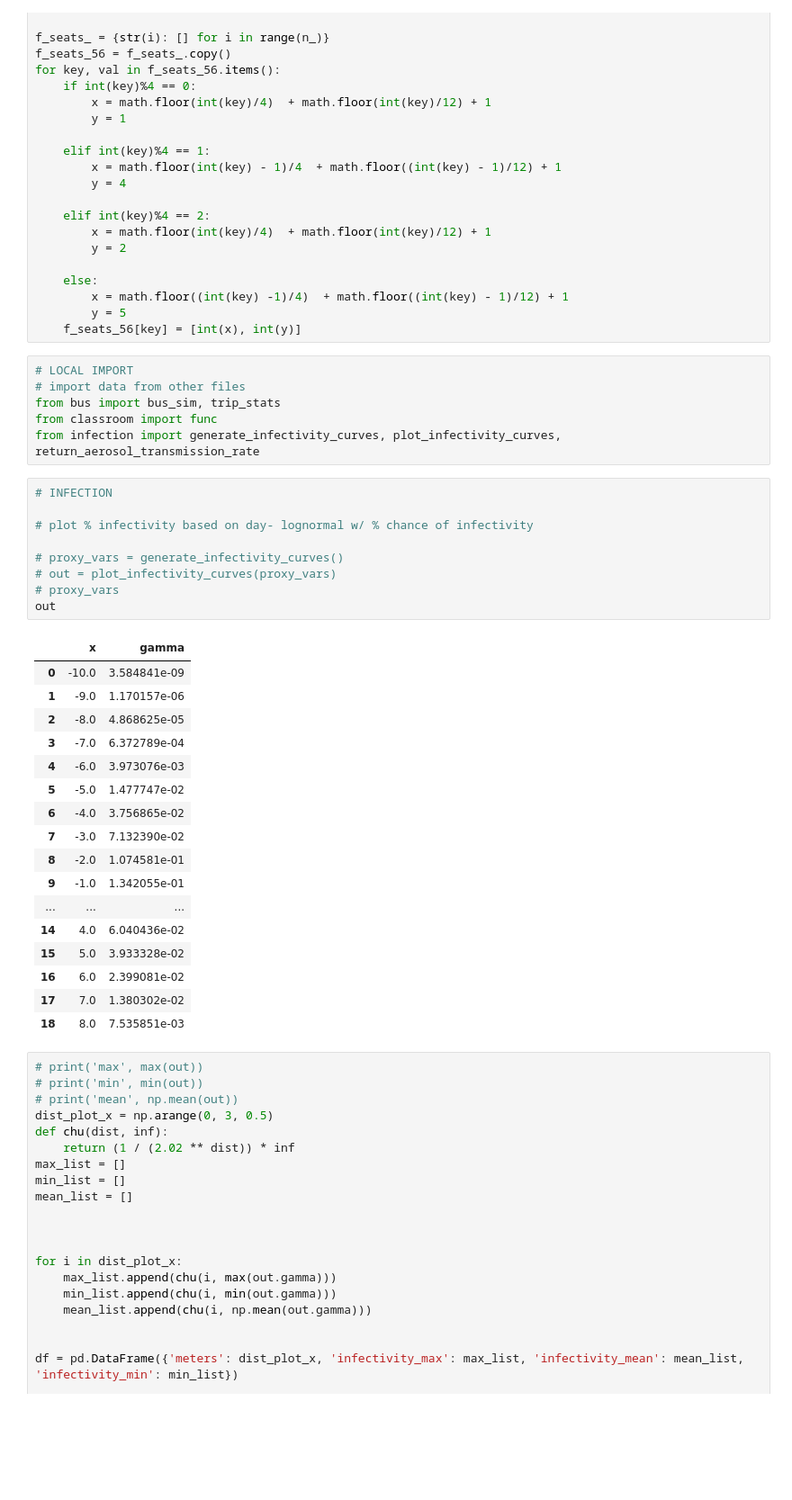
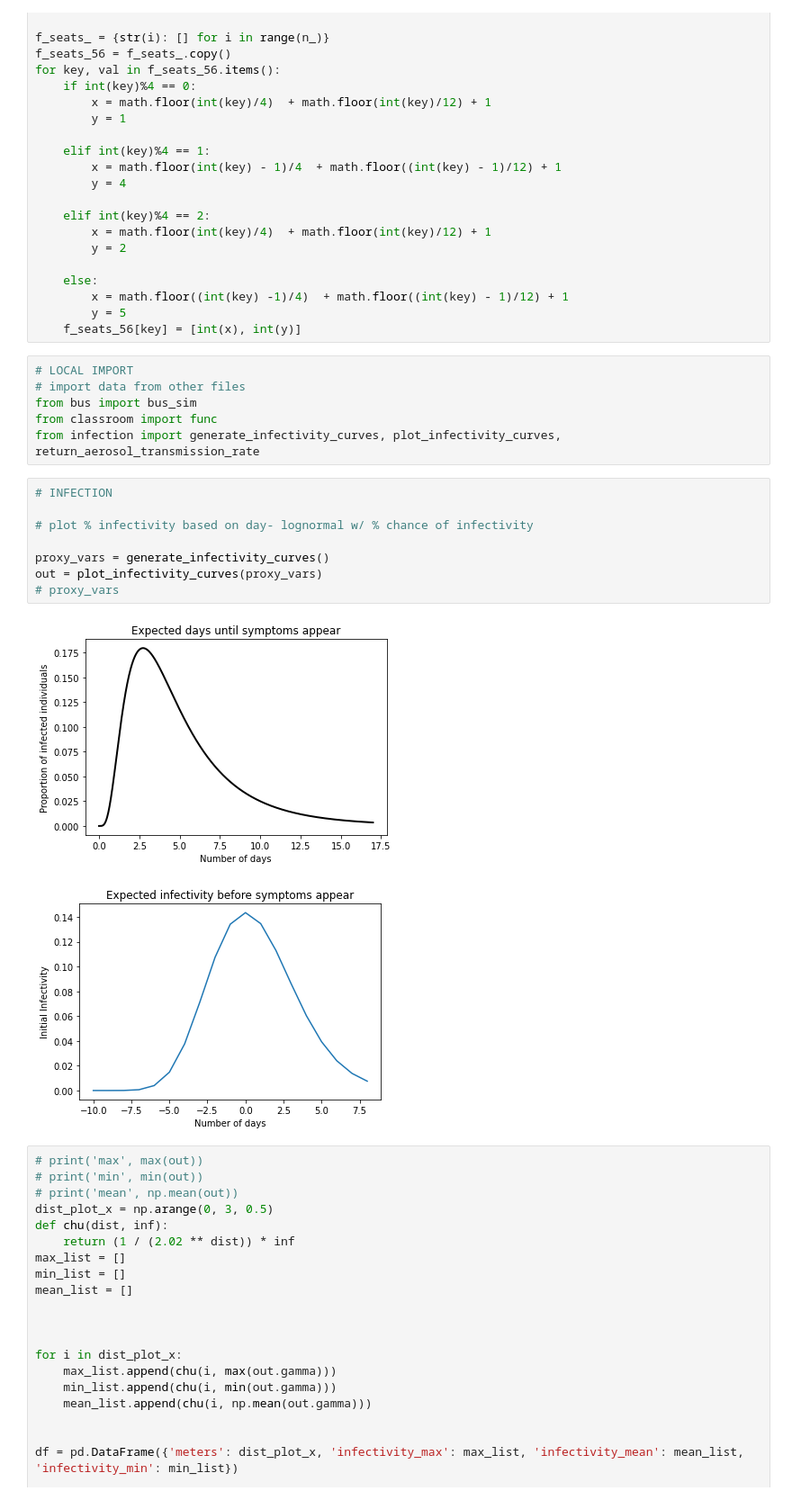
Before and after one commit to SonglingLu/OneRoomABM, a Jupyter notebook: notebooks/paper_functions_viz.ipynb, the cells around one changed output. Shown: that part at 90% size. Saved outputs shown, nothing was run; the diff lists cells and outputs as text; blank space fills up the shorter version.

```diff
--- a/notebooks/paper_functions_viz.ipynb
+++ b/notebooks/paper_functions_viz.ipynb
@@ -111,36 +111,20 @@ for key, val in f_seats_56.items():
 # %%
 # LOCAL IMPORT
 # import data from other files
-from bus import bus_sim, trip_stats
+from bus import bus_sim
 from classroom import func
 from infection import generate_infectivity_curves, plot_infectivity_curves, return_aerosol_transmission_rate
 # %%
 # INFECTION
 
 # plot % infectivity based on day- lognormal w/ % chance of infectivity
 
-# proxy_vars = generate_infectivity_curves()
-# out = plot_infectivity_curves(proxy_vars)
+proxy_vars = generate_infectivity_curves()
+out = plot_infectivity_curves(proxy_vars)
 # proxy_vars
-out
 # %% [output]
-|  | x | gamma |
-| 0 | -10.0 | 3.584841e-09 |
-| 1 | -9.0 | 1.170157e-06 |
-| 2 | -8.0 | 4.868625e-05 |
-| 3 | -7.0 | 6.372789e-04 |
-| 4 | -6.0 | 3.973076e-03 |
-| 5 | -5.0 | 1.477747e-02 |
-| 6 | -4.0 | 3.756865e-02 |
-| 7 | -3.0 | 7.132390e-02 |
-| 8 | -2.0 | 1.074581e-01 |
-| 9 | -1.0 | 1.342055e-01 |
-| ... | ... | ... |
-| 14 | 4.0 | 6.040436e-02 |
-| 15 | 5.0 | 3.933328e-02 |
-| 16 | 6.0 | 2.399081e-02 |
-| 17 | 7.0 | 1.380302e-02 |
-| 18 | 8.0 | 7.535851e-03 |
+[figure, added]
+[figure, added]
 # %%
 # print('max', max(out))
 # print('min', min(out))
```
Also changed, not shown: parts of 9 cells of this notebook, 2 other files.
